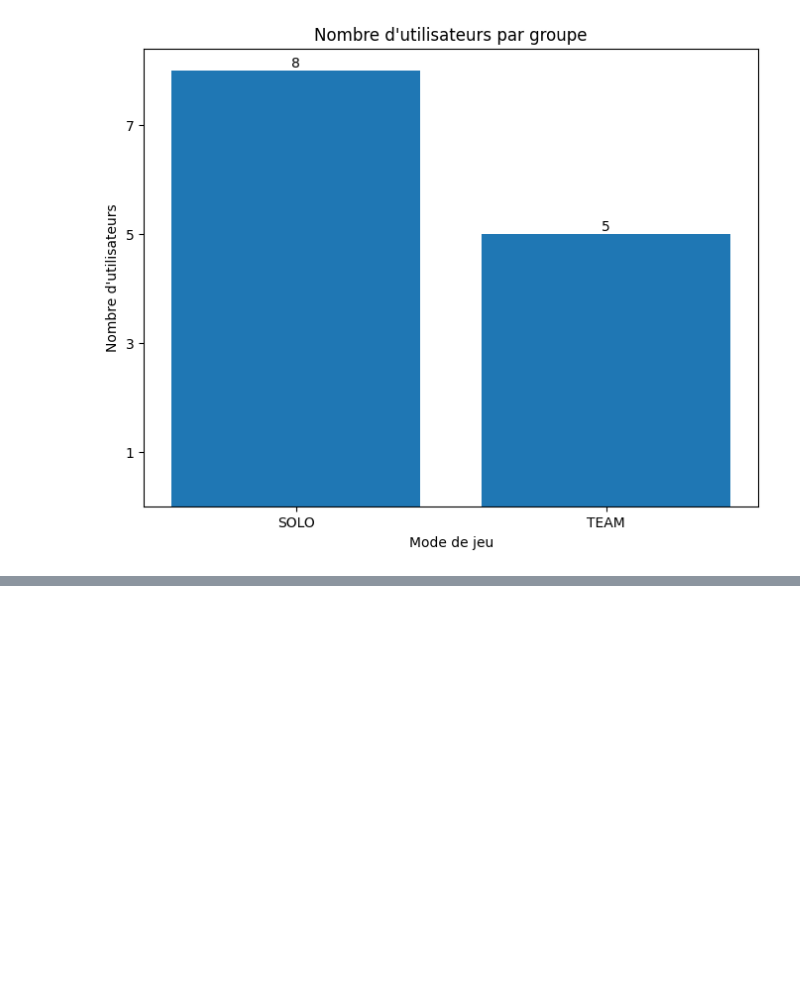
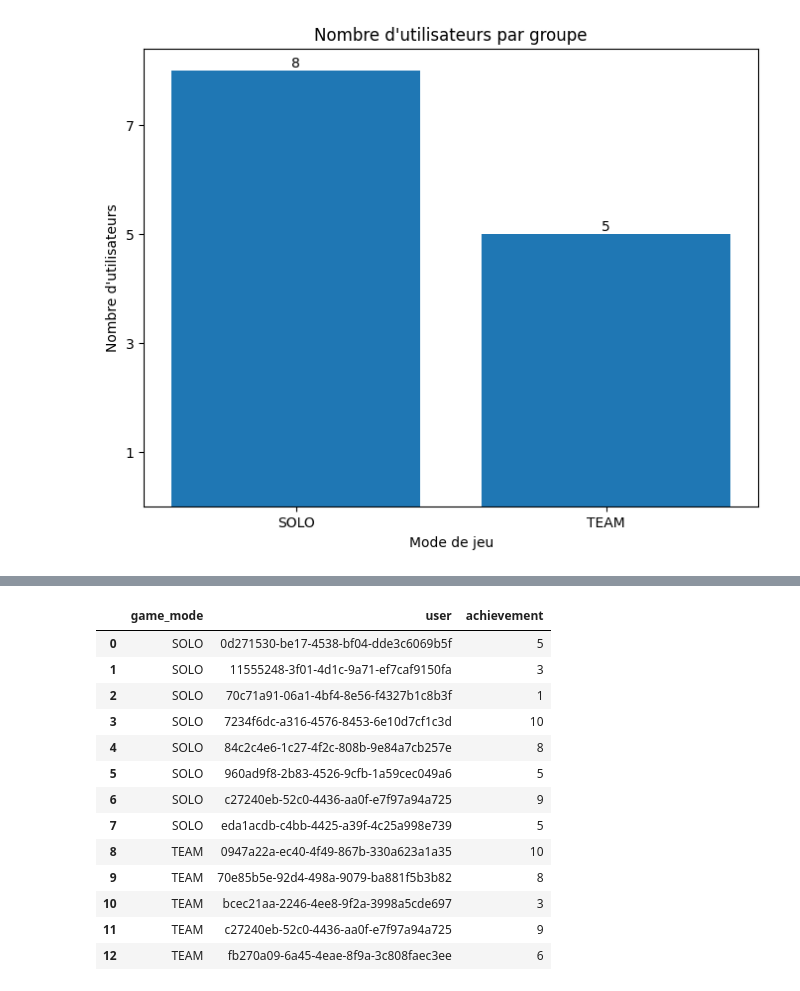
Before and after one commit to Dzenali/MemoireDataAnalytics, a Jupyter notebook: notebooks/arrange data/Database data new.ipynb, the cells around one changed output, grey strips where cells are left out. Saved outputs shown, nothing was run; the diff lists cells and outputs as text; code cells hidden in the pictures; blank space fills up the shorter version.

```diff
--- a/notebooks/arrange data/Database data new.ipynb
+++ b/notebooks/arrange data/Database data new.ipynb
@@ -79,0 +100,18 @@ plt.show()
+# %%
+interaction_counts = user_achievements.groupby(['game_mode','user'])['achievement'].count().reset_index(name='achievement')
+interaction_counts
+# %% [output]
+|  | game_mode | user | achievement |
+| 0 | SOLO | 0d271530-be17-4538-bf04-dde3c6069b5f | 5 |
+| 1 | SOLO | 11555248-3f01-4d1c-9a71-ef7caf9150fa | 3 |
+| 2 | SOLO | 70c71a91-06a1-4bf4-8e56-f4327b1c8b3f | 1 |
+| 3 | SOLO | 7234f6dc-a316-4576-8453-6e10d7cf1c3d | 10 |
+| 4 | SOLO | 84c2c4e6-1c27-4f2c-808b-9e84a7cb257e | 8 |
+| 5 | SOLO | 960ad9f8-2b83-4526-9cfb-1a59cec049a6 | 5 |
+| 6 | SOLO | c27240eb-52c0-4436-aa0f-e7f97a94a725 | 9 |
+| 7 | SOLO | eda1acdb-c4bb-4425-a39f-4c25a998e739 | 5 |
+| 8 | TEAM | 0947a22a-ec40-4f49-867b-330a623a1a35 | 10 |
+| 9 | TEAM | 70e85b5e-92d4-498a-9079-ba881f5b3b82 | 8 |
+| 10 | TEAM | bcec21aa-2246-4ee8-9f2a-3998a5cde697 | 3 |
+| 11 | TEAM | c27240eb-52c0-4436-aa0f-e7f97a94a725 | 9 |
+| 12 | TEAM | fb270a09-6a45-4eae-8f9a-3c808faec3ee | 6 |
```
Also changed, not shown: parts of 5 cells of this notebook, 5 other files.
